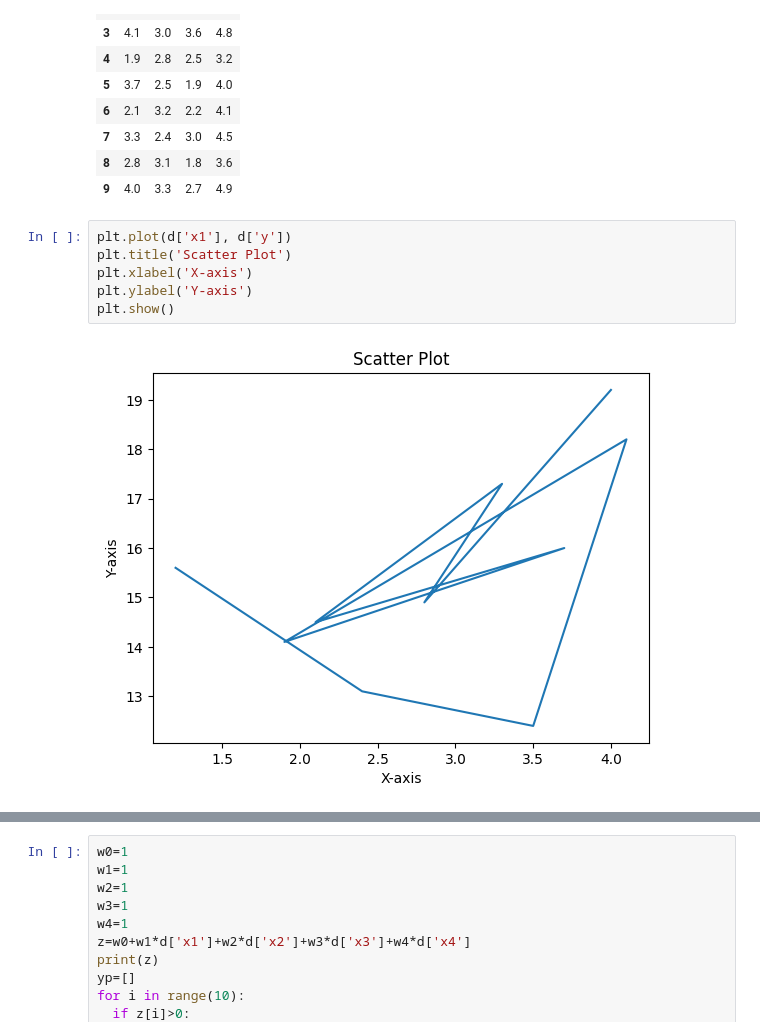
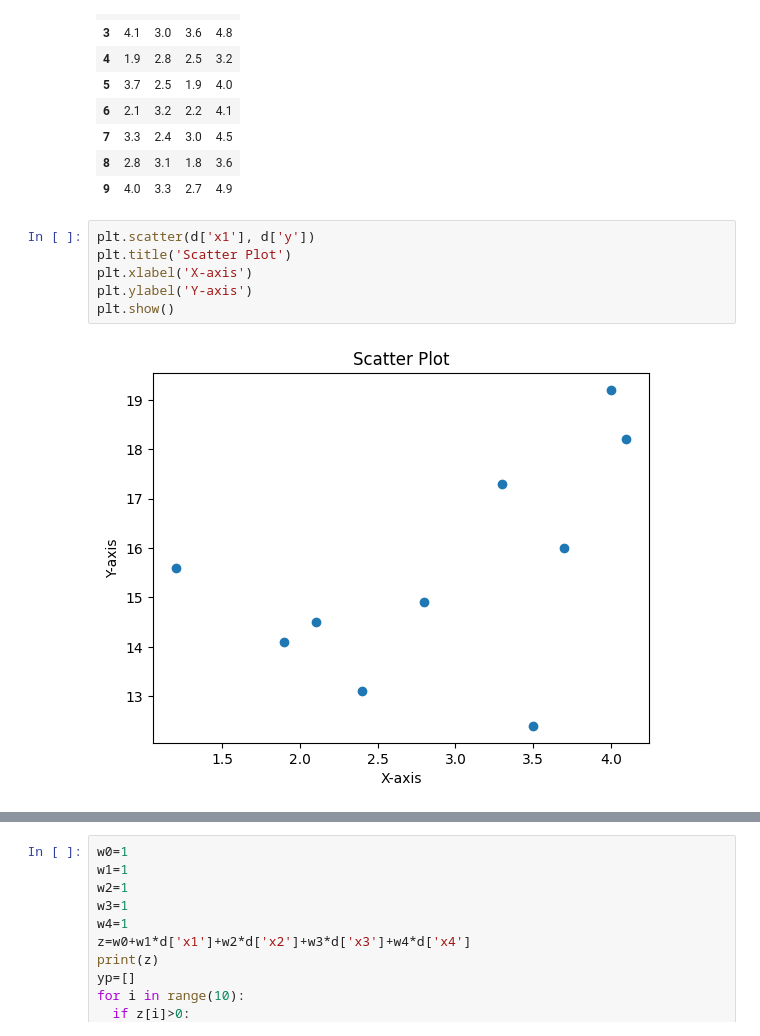
Before and after one commit to Manivardhan2250/SML_2303A52250_Batch_43, a Jupyter notebook: SML_Assignment_7.ipynb, the cells around one changed output, grey strips where cells are left out. Saved outputs shown, nothing was run; the diff lists cells and outputs as text.

```diff
--- a/SML_Assignment_7.ipynb
+++ b/SML_Assignment_7.ipynb
@@ -260,11 +260,11 @@ variables
 | 8 | 2.8 | 3.1 | 1.8 | 3.6 |
 | 9 | 4.0 | 3.3 | 2.7 | 4.9 |
 # %%
-plt.plot(d['x1'], d['y'])
+plt.scatter(d['x1'], d['y'])
 plt.title('Scatter Plot')
 plt.xlabel('X-axis')
 plt.ylabel('Y-axis')
 plt.show()
 # %% [output]
-[figure, old version]
+[figure, new version]
 # %%
```
Also changed, not shown: parts of 4 cells of this notebook.
